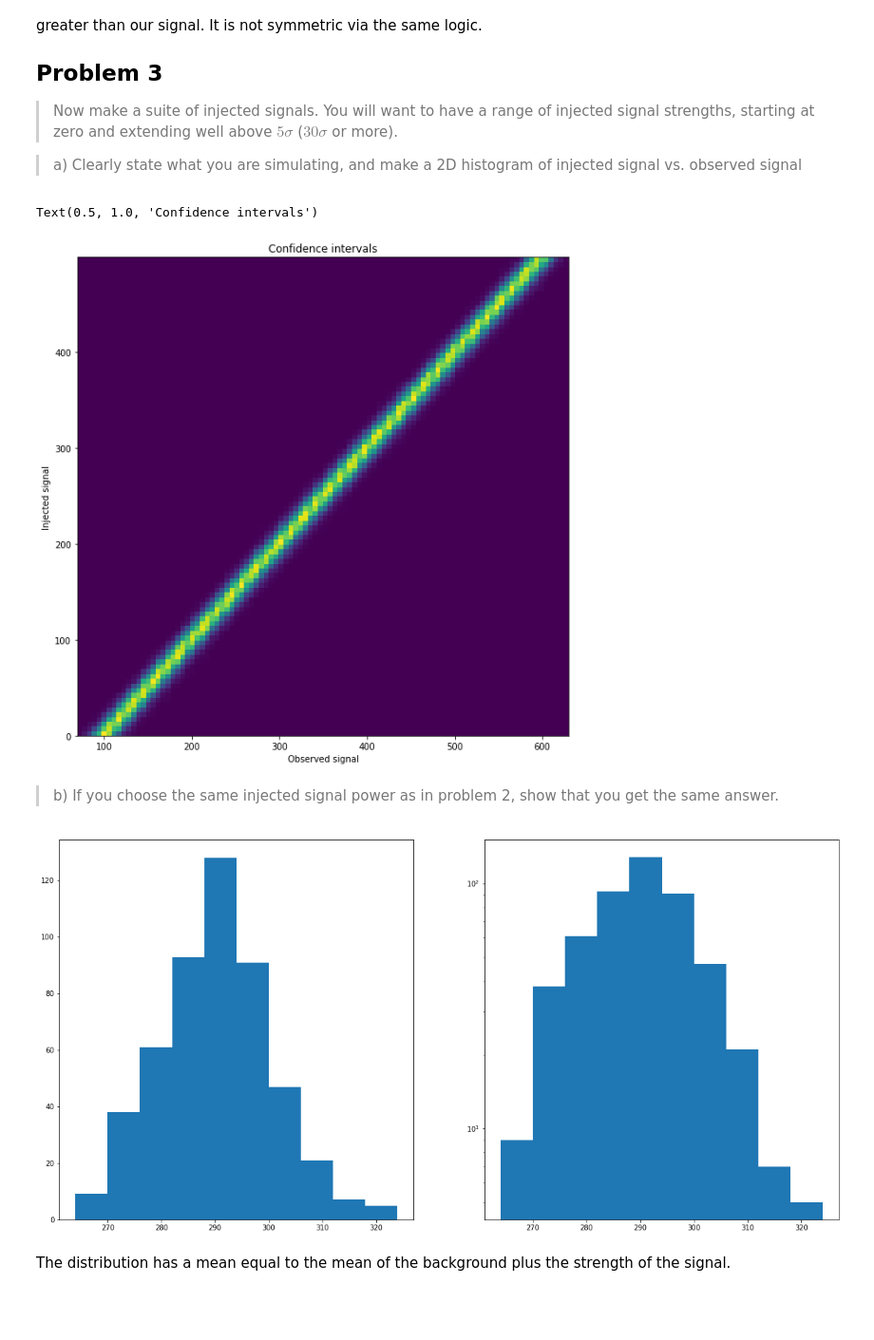
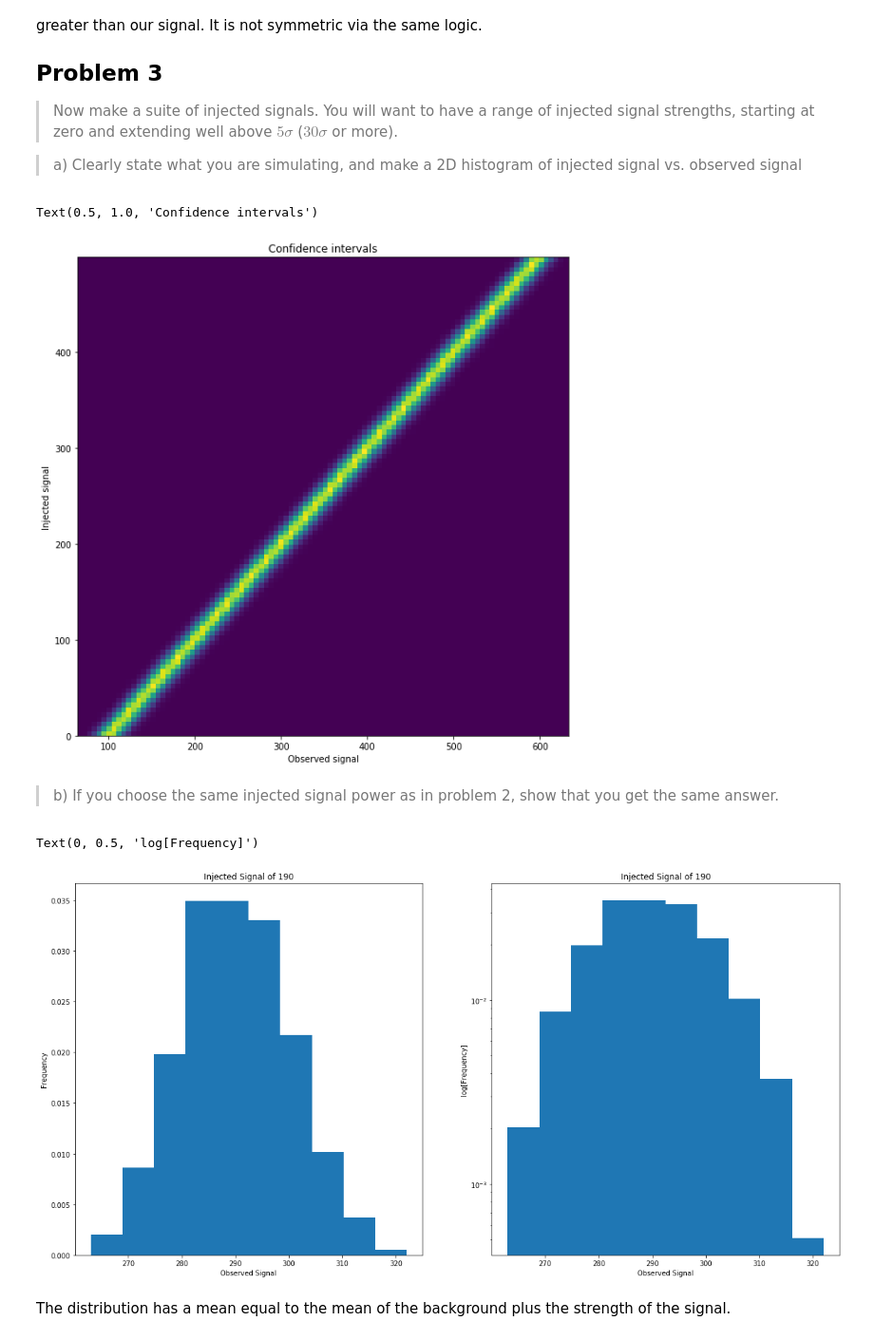
Before and after one commit to nsyochum/Physics-434, a Jupyter notebook: Lab_6/Lab_6.ipynb, the cells around one changed output. Shown at 95% size. Cells and saved outputs as stored; diff of their text form; code cells hidden in the pictures; blank space fills up the shorter version.

```diff
--- a/Lab_6/Lab_6.ipynb
+++ b/Lab_6/Lab_6.ipynb
@@ -89,34 +84,40 @@ def make_pdfs(max_signal):
 plt.rcParams["figure.figsize"] = (10,10)
 fig, ax = plt.subplots(1, 1)
 
-hist = ax.hist2d(x, y,bins=100)[0]
+hist = ax.hist2d(observed, injected_signals, bins=100)[0]
 ax.set_xlabel('Observed signal')
 ax.set_ylabel('Injected signal')
 ax.set_title('Confidence intervals')
 # %% [output]
 Text(0.5, 1.0, 'Confidence intervals')
-[figure, old version]
+[figure, new version]
 # %% [markdown]
 > b) If you choose the same injected signal power as in problem 2, show that you get the same answer.
 # %%
 plt.rcParams["figure.figsize"] = (20,10)
 fig, ax = plt.subplots(1, 2)
 
 signal = 190
-dist = np.zeros(500)
-counts = 0
+dist = []
 
-for index in range(y.size):
-    if y[index] == signal:
-        dist[counts] = x[index]
-        counts += 1
+for index in range(injected_signals.size):
+    if injected_signals[index] == signal:
+        dist.append(observed[index])
 
 
-ax[0].hist(dist, bins=10)
-ax[1].hist(dist, bins=10)
+ax[0].hist(dist, bins=10, density = True)
+ax[0].set_title('Injected Signal of ' + str(signal))
+ax[0].set_xlabel('Observed Signal')
+ax[0].set_ylabel('Frequency')
+
+ax[1].hist(dist, bins=10, density = True)
 ax[1].set_yscale('log')
+ax[1].set_title('Injected Signal of ' + str(signal))
+ax[1].set_xlabel('Observed Signal')
+ax[1].set_ylabel('log[Frequency]')
 # %% [output]
+Text(0, 0.5, 'log[Frequency]')
-[figure, old version]
+[figure, new version]
 # %% [markdown]
 The distribution has a mean equal to the mean of the background plus the strength of the signal.
 # %% [markdown]
```
Also changed, not shown: parts of 20 cells of this notebook.
